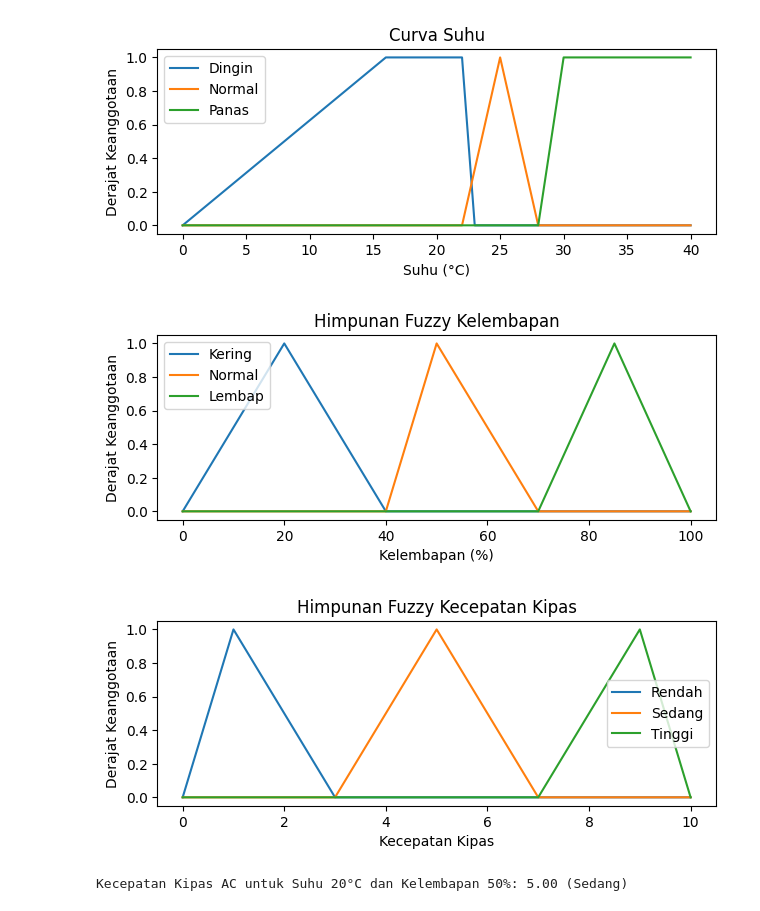
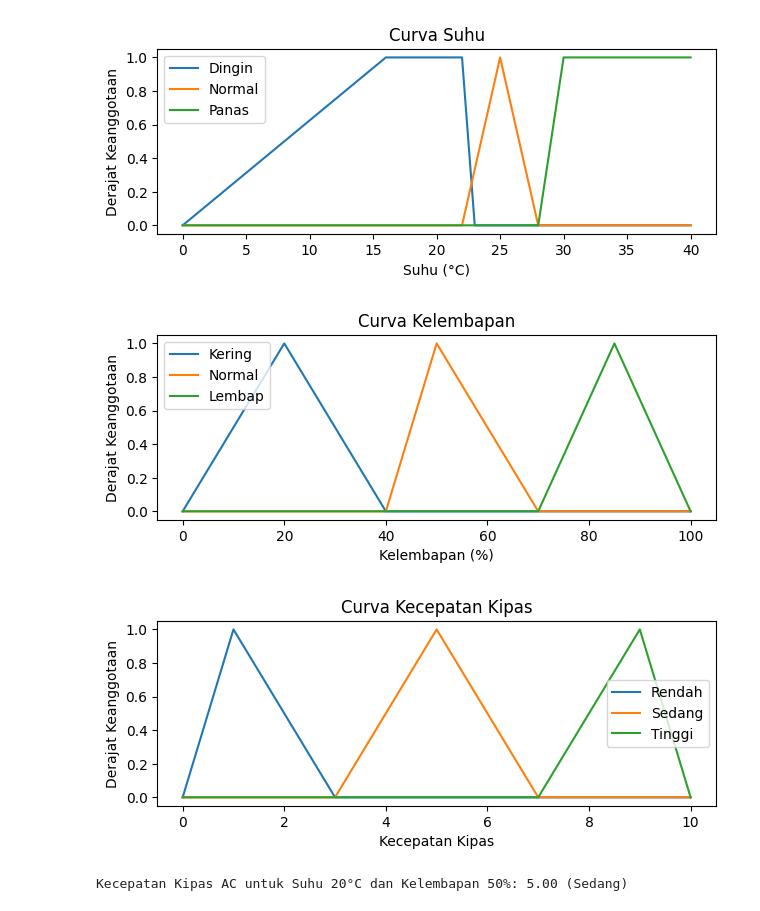
Before and after one commit to Yayan05/UTS-Kecerdasan-Buatan, a Jupyter notebook: YAYAN SOFYAN-221011401797-05TPLE016-UAS-KECERDASAN BUATAN.ipynb, the cells around one changed output. Saved outputs shown, nothing was run; the diff lists cells and outputs as text; code cells hidden in the pictures.

```diff
--- a/YAYAN SOFYAN-221011401797-05TPLE016-UAS-KECERDASAN BUATAN.ipynb
+++ b/YAYAN SOFYAN-221011401797-05TPLE016-UAS-KECERDASAN BUATAN.ipynb
@@ -46,25 +46,25 @@ plt.show()
 # %%
 # Kelembapan
 plt.subplot(2, 1, 2)
 plt.plot(kelembapan, kelembapan_kering, label='Kering')
 plt.plot(kelembapan, kelembapan_normal, label='Normal')
 plt.plot(kelembapan, kelembapan_lembap, label='Lembap')
-plt.title('Himpunan Fuzzy Kelembapan')
+plt.title('Curva Kelembapan')
 plt.xlabel('Kelembapan (%)')
 plt.ylabel('Derajat Keanggotaan')
 plt.legend()
 
 plt.tight_layout()
 plt.show()
 # %% [output]
-[figure, old version]
+[figure, new version]
 # %%
 # Kecepatan Kipas
 plt.subplot(2, 1, 1)
 plt.plot(kecepatan_kipas_range, kipas_rendah, label='Rendah')
 plt.plot(kecepatan_kipas_range, kipas_sedang, label='Sedang')
 plt.plot(kecepatan_kipas_range, kipas_tinggi, label='Tinggi')
-plt.title('Himpunan Fuzzy Kecepatan Kipas')
+plt.title('Curva Kecepatan Kipas')
 plt.xlabel('Kecepatan Kipas')
 plt.ylabel('Derajat Keanggotaan')
 plt.legend()
@@ -72,7 +72,7 @@ plt.legend()
 plt.tight_layout()
 plt.show()
 # %% [output]
-[figure, old version]
+[figure, new version]
 # %%
 # Definisikan fungsi keanggotaan untuk suhu dan kelembapan
 def fuzzy_inference(suhu_input, kelembapan_input):
```
Also changed, not shown: parts of 1 cell of this notebook.
